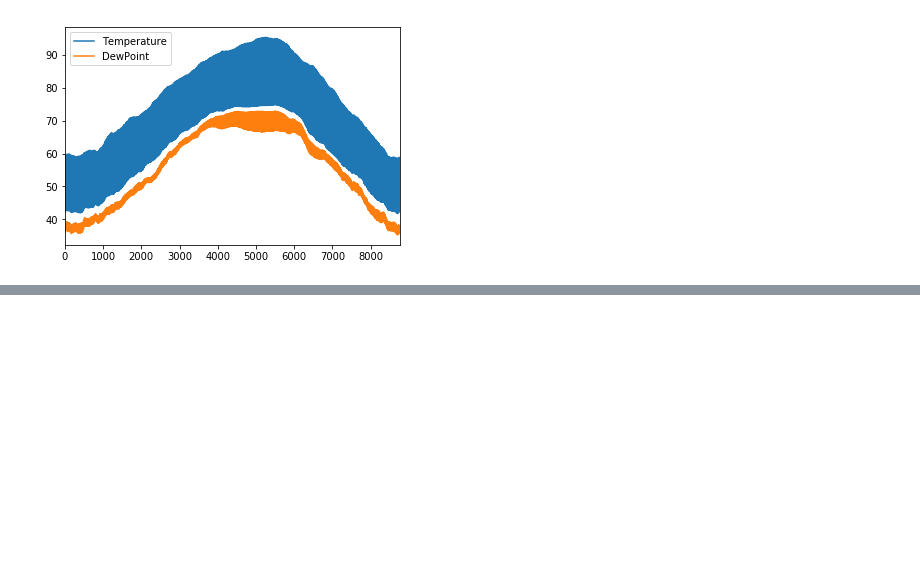
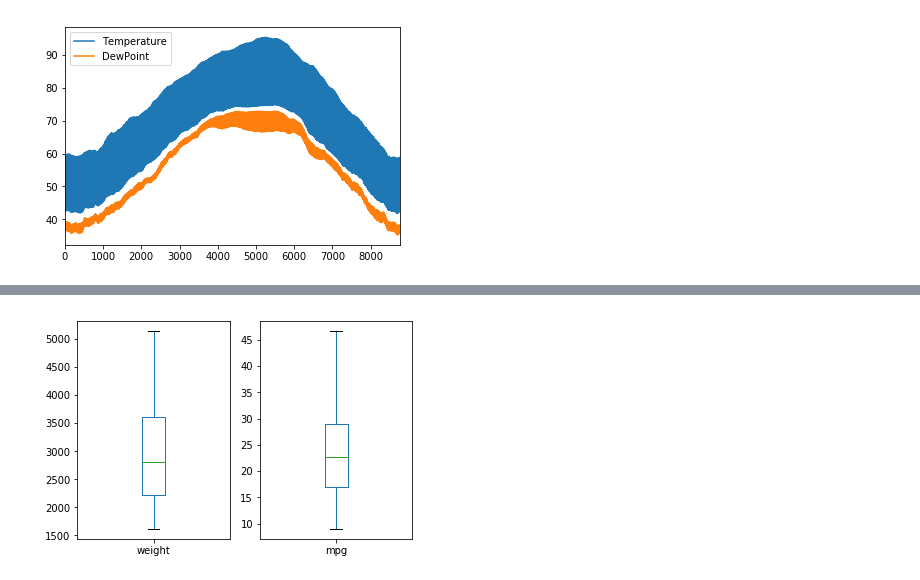
Before and after one commit to tanny411/Data-Camp, a Jupyter notebook: Datascience with Python career track/course 8 Pandas Foundation/Pandas_Foundations.ipynb, the cells around one changed output, grey strips where cells are left out. Saved outputs shown, nothing was run; the diff lists cells and outputs as text; code cells hidden in the pictures; blank space fills up the shorter version.

```diff
--- a/Datascience with Python career track/course 8 Pandas Foundation/Pandas_Foundations.ipynb
+++ b/Datascience with Python career track/course 8 Pandas Foundation/Pandas_Foundations.ipynb
@@ -393,0 +582,11 @@ plt.show()
+# %%
+# Make a list of the column names to be plotted: cols
+cols = ['weight','mpg']
+
+# Generate the box plots
+df[cols].plot(kind='box',subplots=True)
+
+# Display the plot
+plt.show()
+# %% [output]
+[figure, added]
```
Also changed, not shown: parts of 34 cells of this notebook.
